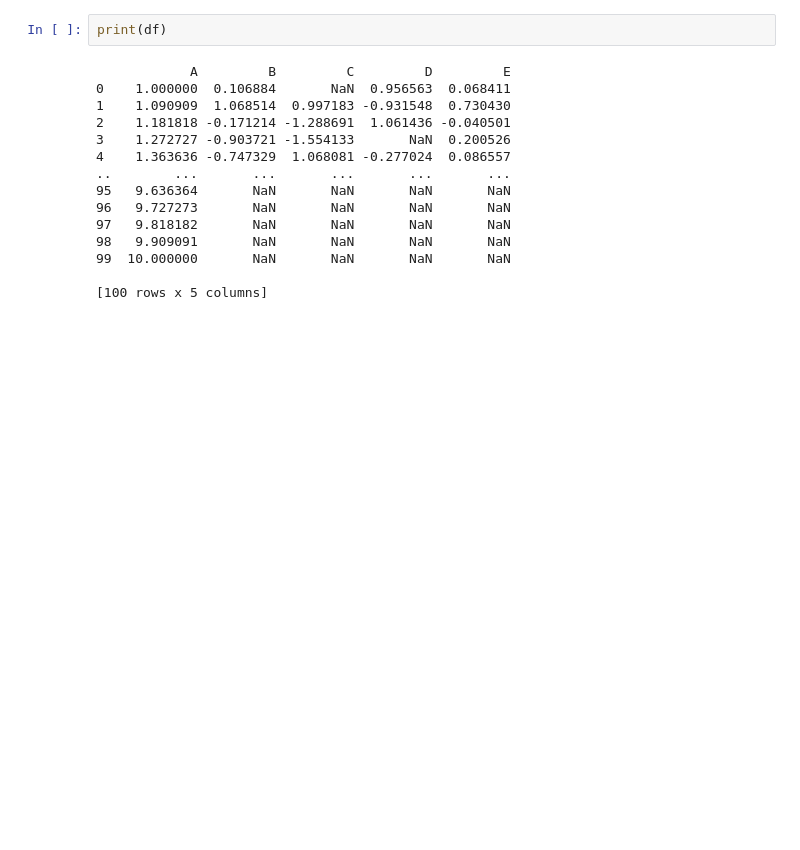
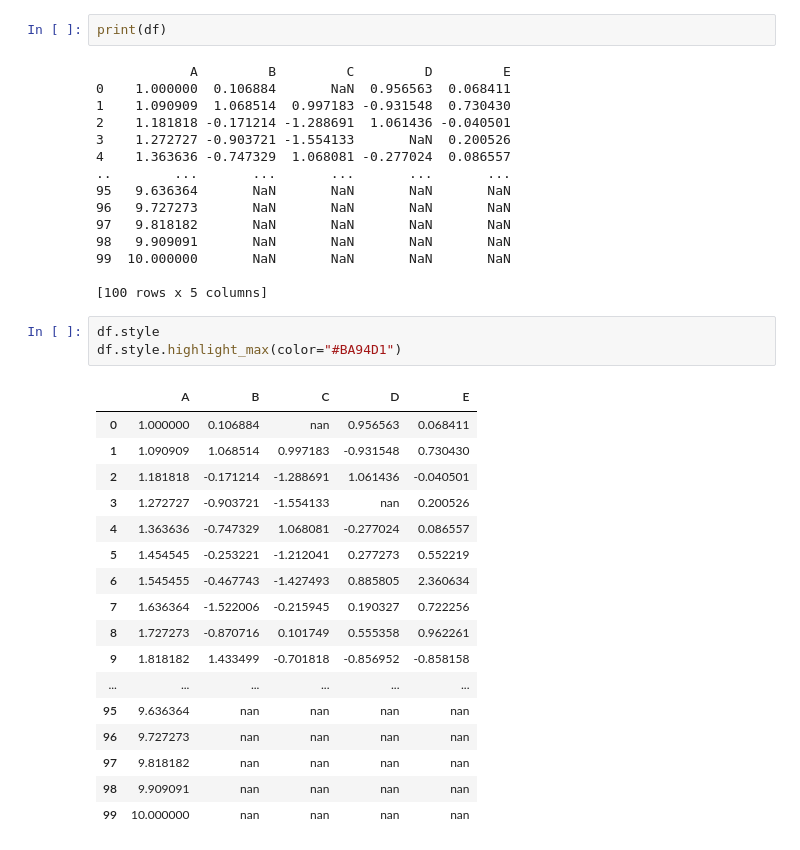
Before and after one commit to Lutfiazhar000/virtual-intern-rakamin-homeCreadit, a Jupyter notebook: week3/reading_9.ipynb, the cells around one changed output. Drawn from its saved outputs; the diff is of its cells as text; blank space fills up the shorter version.

```diff
--- a/week3/reading_9.ipynb
+++ b/week3/reading_9.ipynb
@@ -25,3 +25,24 @@ print(df)
 99  10.000000       NaN       NaN       NaN       NaN
 
 [100 rows x 5 columns]
+# %%
+df.style
+df.style.highlight_max(color="#BA94D1")
+# %% [output]
+|  | A | B | C | D | E |
+| 0 | 1.000000 | 0.106884 | nan | 0.956563 | 0.068411 |
+| 1 | 1.090909 | 1.068514 | 0.997183 | -0.931548 | 0.730430 |
+| 2 | 1.181818 | -0.171214 | -1.288691 | 1.061436 | -0.040501 |
+| 3 | 1.272727 | -0.903721 | -1.554133 | nan | 0.200526 |
+| 4 | 1.363636 | -0.747329 | 1.068081 | -0.277024 | 0.086557 |
+| 5 | 1.454545 | -0.253221 | -1.212041 | 0.277273 | 0.552219 |
+| 6 | 1.545455 | -0.467743 | -1.427493 | 0.885805 | 2.360634 |
+| 7 | 1.636364 | -1.522006 | -0.215945 | 0.190327 | 0.722256 |
+| 8 | 1.727273 | -0.870716 | 0.101749 | 0.555358 | 0.962261 |
+| 9 | 1.818182 | 1.433499 | -0.701818 | -0.856952 | -0.858158 |
+| ... | ... | ... | ... | ... | ... |
+| 95 | 9.636364 | nan | nan | nan | nan |
+| 96 | 9.727273 | nan | nan | nan | nan |
+| 97 | 9.818182 | nan | nan | nan | nan |
+| 98 | 9.909091 | nan | nan | nan | nan |
+| 99 | 10.000000 | nan | nan | nan | nan |
```
Also changed, not shown: parts of 7 cells of this notebook.
